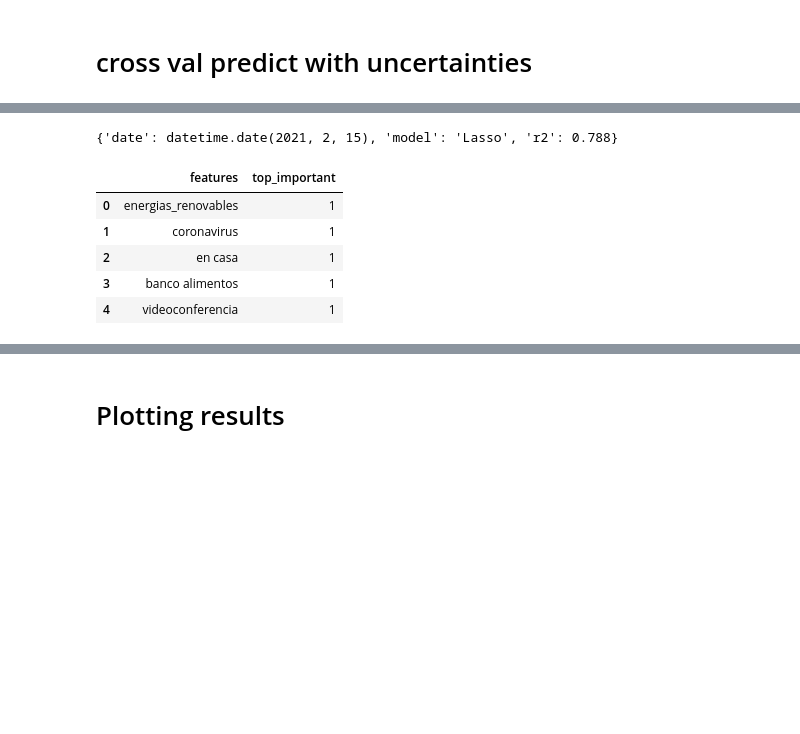
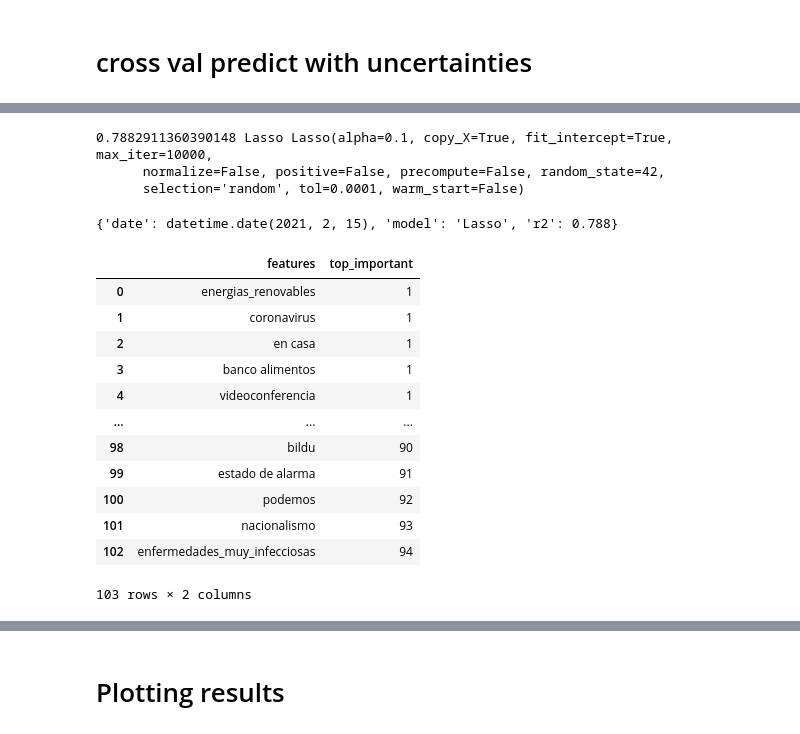
Before and after one commit to albertovpd/automated_ML_regression, a Jupyter notebook: explanation_ml.ipynb, the cells around one changed output, grey strips where cells are left out. Drawn from its saved outputs; the diff is of its cells as text; code cells hidden in the pictures; blank space fills up the shorter version.

```diff
--- a/explanation_ml.ipynb
+++ b/explanation_ml.ipynb
@@ -198,3 +172,44 @@ print(score, model_name, model_config)
+# %%
+min_number_features =  df.shape[0]//8 # Min number of features to play with
+
+# dictionary of r2 metrics: we'll use this for choosing the model
+model_performance={}
+
+# dictionary of performance: we'll use this to test the overfit/underfit balance
+#train_test_performance={}
+
+for r in regression:
+    rfecv = RFECV(estimator=regression[r],
+                step=1,
+                  min_features_to_select=min_number_features,
+                  cv=KFold(n_splits=10,
+                        shuffle=True,
+                        random_state=42),
+                  scoring='r2')
+    rfecv.fit(X_train, target_train)
+    score = rfecv.score(X_train, target_train)
+
+    if score <=0.99:
+        model_performance[score]=[r,regression[r]]
+
+    # appending the training performance
+    #train_test_performance["train"+r]=score
+    # appending the test performance
+    #rfecv.fit(X_test, target_test)
+    #train_test_performance["test"+r]= rfecv.score(X_test, target_test)
+
+
+model_performance = collections.OrderedDict(sorted(model_performance.items(), reverse=True))
+score=list(model_performance.keys())[0]
+model_name=list(model_performance.values())[0][0]
+model_config=list(model_performance.values())[0][1]
+
+print(score, model_name, model_config)
+#print(model_performance)
+# %% [output]
+0.7882911360390148 Lasso Lasso(alpha=0.1, copy_X=True, fit_intercept=True, max_iter=10000,
+      normalize=False, positive=False, precompute=False, random_state=42,
+      selection='random', tol=0.0001, warm_start=False)
 # %%
 today=datetime.now().date()
 
@@ -206,19 +221,26 @@ results
 # %%
 # Ranking of how important are the following keywords to infer in Google searches in Spain
 # the keyword "unemployment"
 ranking_features=pd.DataFrame()
 ranking_features["features"]=X_train.columns
 ranking_features["top_important"]=rfecv.ranking_
 ranking_features.sort_values(by="top_important", ascending=True, inplace=True, ignore_index=True)
 ranking_features.to_csv("input/ranking_of_features.csv")  # <========================
-ranking_features.head()
+ranking_features
 # %% [output]
 |  | features | top_important |
 | 0 | energias_renovables | 1 |
 | 1 | coronavirus | 1 |
 | 2 | en casa | 1 |
 | 3 | banco alimentos | 1 |
 | 4 | videoconferencia | 1 |
+| ... | ... | ... |
+| 98 | bildu | 90 |
+| 99 | estado de alarma | 91 |
+| 100 | podemos | 92 |
+| 101 | nacionalismo | 93 |
+| 102 | enfermedades_muy_infecciosas | 94 |
+103 rows × 2 columns
 # %%
 # now I have the chosen features, let's use cross validation with the chosen columns:
 chosen_features=list(ranking_features[ranking_features["top_important"]<=10]["features"])
```
Also changed, not shown: parts of 7 cells of this notebook.
